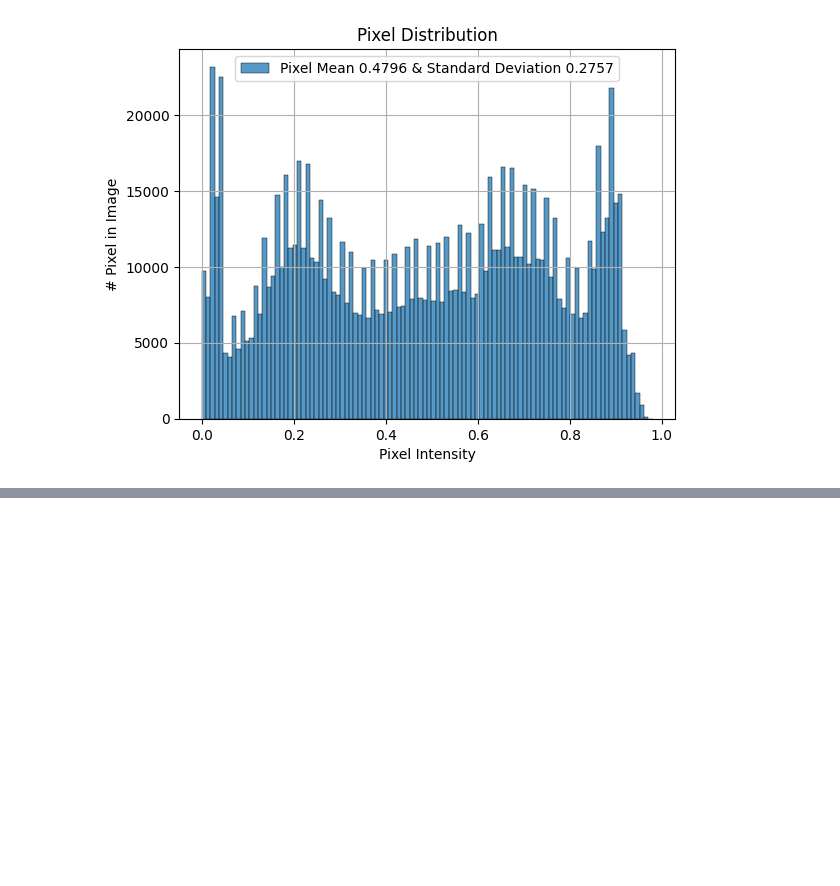
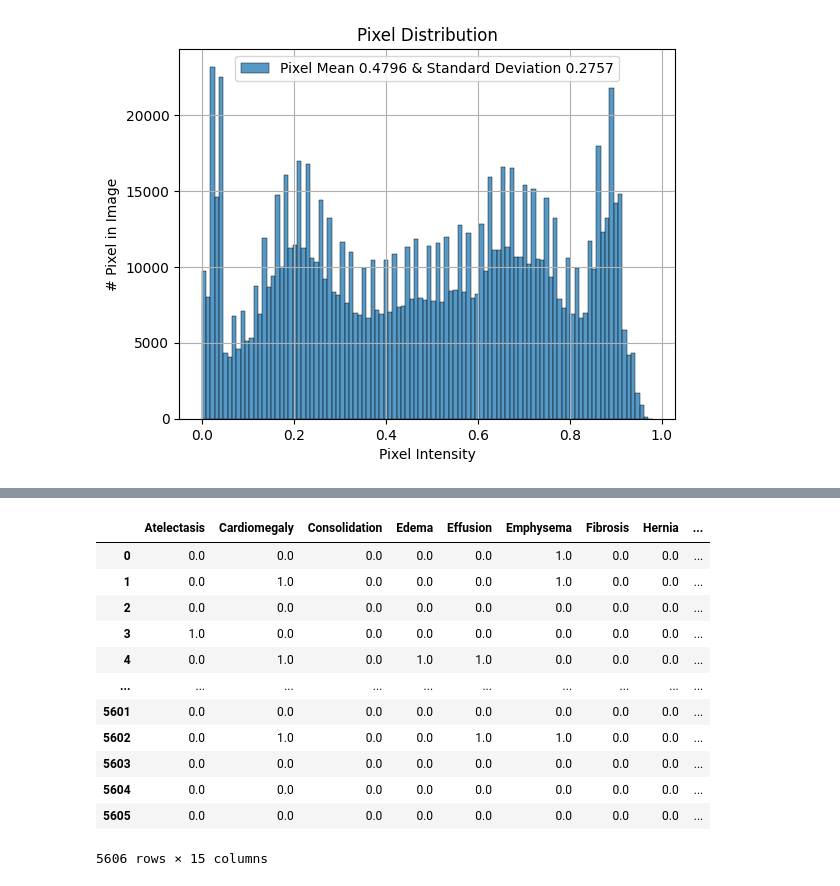
Before and after one commit to vivekpatel99/chest-x-ray-diagnosis-Multi-label-binary-classification, a Jupyter notebook: notebooks/01_exploratory_data_analysis.ipynb, the cells around one changed output, grey strips where cells are left out. Drawn from its saved outputs; the diff is of its cells as text; code cells hidden in the pictures; blank space fills up the shorter version.

```diff
--- a/notebooks/01_exploratory_data_analysis.ipynb
+++ b/notebooks/01_exploratory_data_analysis.ipynb
@@ -400,0 +399,6 @@ Min pixel value -1.966 - Max pixel value 1.928
+# %%
+from utils.chest_x_ray_preprocessor import ChestXRayPreprocessor
+
+
+df = pd.read_csv(cfg.DATASET_DIRS.TRAIN_CSV)
+df.head()
@@ -400,0 +412,19 @@ Min pixel value -1.966 - Max pixel value 1.928
+# %%
+TRAIN_CSV_LABELS = ['Image Index', 'Finding Labels']
+new_train_df = df[TRAIN_CSV_LABELS]
+train_categorical_labels_df = new_train_df[TRAIN_CSV_LABELS[1]].str.get_dummies(sep='|').astype('float32')
+train_categorical_labels_df
+# %% [output]
+|  | Atelectasis | Cardiomegaly | Consolidation | Edema | Effusion | Emphysema | Fibrosis | Hernia | ... |
+| 0 | 0.0 | 0.0 | 0.0 | 0.0 | 0.0 | 1.0 | 0.0 | 0.0 | ... |
+| 1 | 0.0 | 1.0 | 0.0 | 0.0 | 0.0 | 1.0 | 0.0 | 0.0 | ... |
+| 2 | 0.0 | 0.0 | 0.0 | 0.0 | 0.0 | 0.0 | 0.0 | 0.0 | ... |
+| 3 | 1.0 | 0.0 | 0.0 | 0.0 | 0.0 | 0.0 | 0.0 | 0.0 | ... |
+| 4 | 0.0 | 1.0 | 0.0 | 1.0 | 1.0 | 0.0 | 0.0 | 0.0 | ... |
+| ... | ... | ... | ... | ... | ... | ... | ... | ... | ... |
+| 5601 | 0.0 | 0.0 | 0.0 | 0.0 | 0.0 | 0.0 | 0.0 | 0.0 | ... |
+| 5602 | 0.0 | 1.0 | 0.0 | 0.0 | 1.0 | 1.0 | 0.0 | 0.0 | ... |
+| 5603 | 0.0 | 0.0 | 0.0 | 0.0 | 0.0 | 0.0 | 0.0 | 0.0 | ... |
+| 5604 | 0.0 | 0.0 | 0.0 | 0.0 | 0.0 | 0.0 | 0.0 | 0.0 | ... |
+| 5605 | 0.0 | 0.0 | 0.0 | 0.0 | 0.0 | 0.0 | 0.0 | 0.0 | ... |
+5606 rows × 15 columns
```
Also changed, not shown: parts of 17 cells of this notebook, 4 other files.
